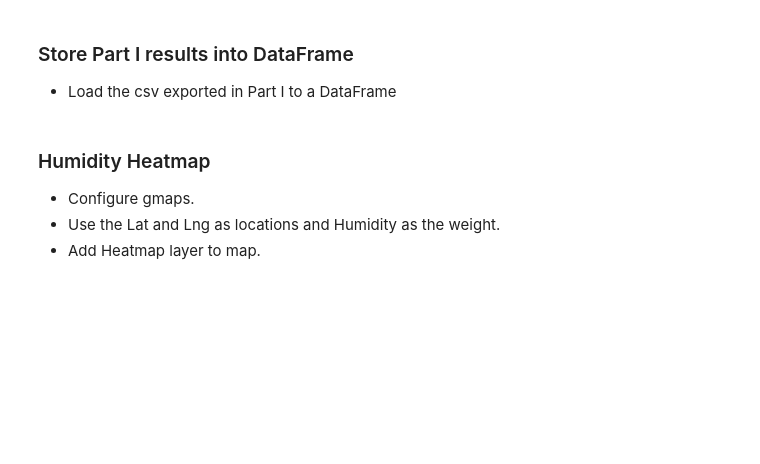
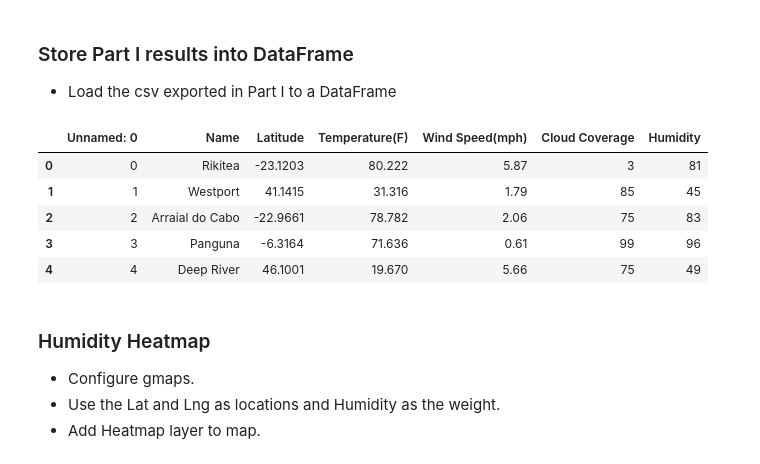
Before and after one commit to bripapp/api-challenge, a Jupyter notebook: main_script/VacationPy.ipynb, the cells around one changed output. Saved outputs shown, nothing was run; the diff lists cells and outputs as text; code cells hidden in the pictures; blank space fills up the shorter version.

```diff
--- a/main_script/VacationPy.ipynb
+++ b/main_script/VacationPy.ipynb
@@ -26,3 +23,18 @@ weather_df = '../starter_code/'
+# %%
+# identify file path
+weather_csv = '../output_data/weather_data.csv'
+
+# turn csv into dataframe
+weather_df = pd.read_csv(weather_csv)
+
+weather_df.head()
+# %% [output]
+|  | Unnamed: 0 | Name | Latitude | Temperature(F) | Wind Speed(mph) | Cloud Coverage | Humidity |
+| 0 | 0 | Rikitea | -23.1203 | 80.222 | 5.87 | 3 | 81 |
+| 1 | 1 | Westport | 41.1415 | 31.316 | 1.79 | 85 | 45 |
+| 2 | 2 | Arraial do Cabo | -22.9661 | 78.782 | 2.06 | 75 | 83 |
+| 3 | 3 | Panguna | -6.3164 | 71.636 | 0.61 | 99 | 96 |
+| 4 | 4 | Deep River | 46.1001 | 19.670 | 5.66 | 75 | 49 |
 # %% [markdown]
 ### Humidity Heatmap
 * Configure gmaps.
```
Also changed, not shown: parts of 1 cell of this notebook, 2 other files.
